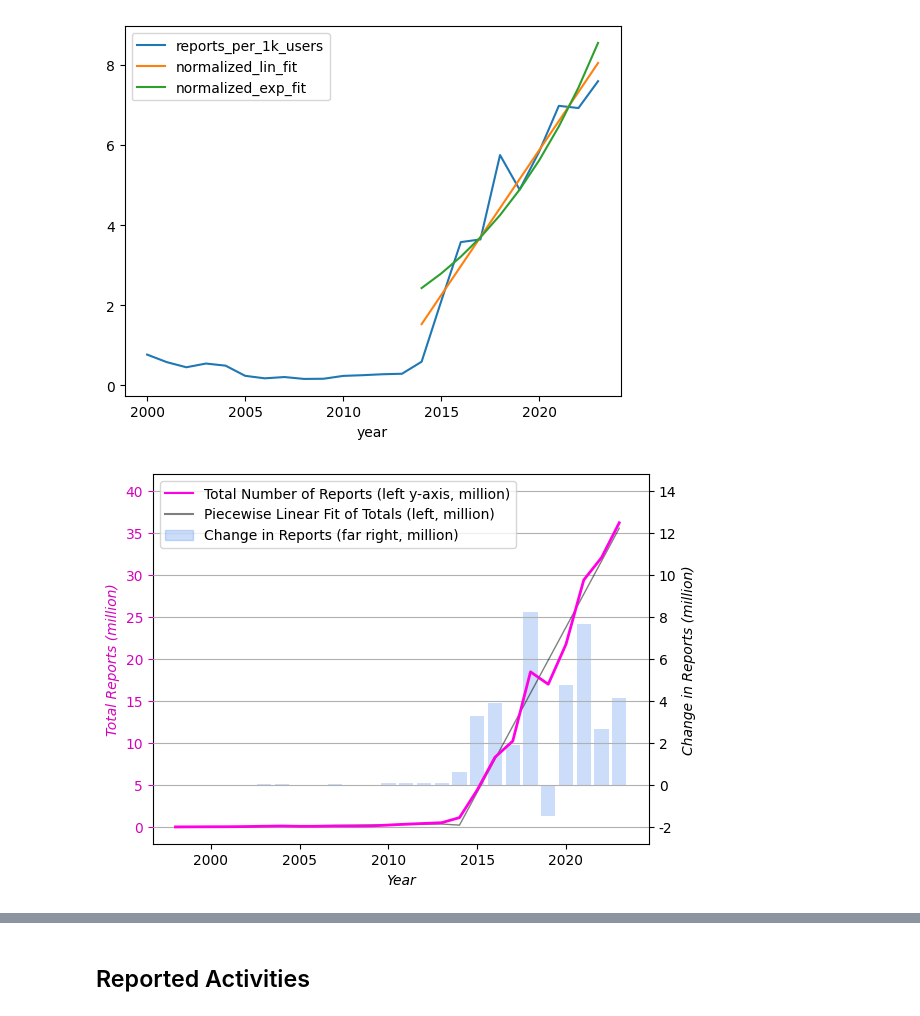
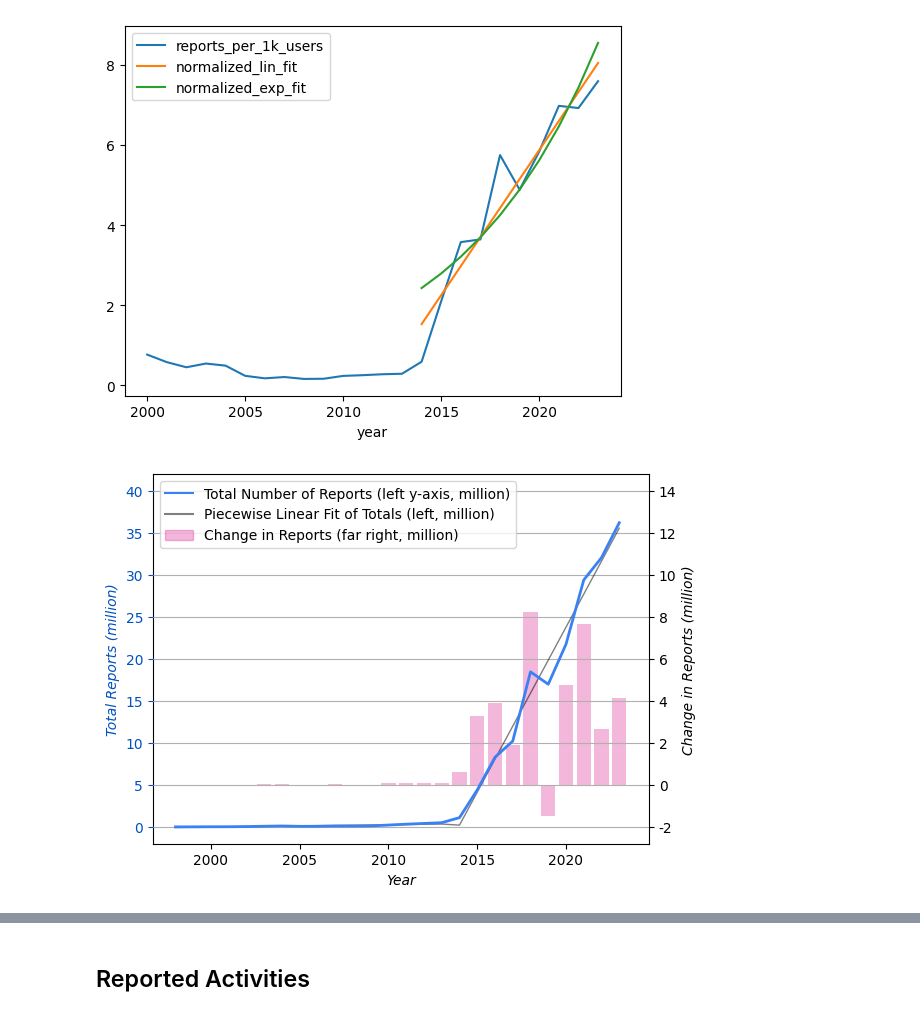
Before and after one commit to apparebit/diaphanous, a Jupyter notebook: analysis/reports.ipynb, the cells around one changed output, grey strips where cells are left out. Drawn from its saved outputs; the diff is of its cells as text; code cells hidden in the pictures.

```diff
--- a/analysis/reports.ipynb
+++ b/analysis/reports.ipynb
@@ -272,6 +272,14 @@ reports_and_all_fits = reports_per_year.rename(columns={
 
 FIT_COLOR = '#00000080'
 
+BASELINE = '#3a81f4'   #'#ff00e4'
+DARK_BASELINE = '#0151c0'   #'#d304bc'
+RESIDUAL = '#db1b8e'   #'#d051e5'   #'#3178ea'
+RESIDUAL_ALPHA = '#db1b8e50'    #'#d051e540'   #'#3178ea40'
+DARK_RESIDUAL = '#a50369'     #'#9a04ae'   #'#0049ae'
+NORMALIZED = '#ff9600'
+DARK_NORM = '#b84c01'   #'#b12c01'   #'#8d2f06'   #'#d26b04'
+
 def plot(fig, ax, reports, scale = 'linear'):
     reports = reports.reset_index()
 
@@ -282,20 +290,20 @@ def plot(fig, ax, reports, scale = 'linear'):
     main_columns = ['Reports per Year', 'Piecewise Linear Fit']
     if 'Exponential Fit' in reports.columns:
         main_columns += ['Exponential Fit', 'Weighted Exponential Fit']
-    main_colors = ['#ff00e4', FIT_COLOR, '#3178ea', '#208020']
+    main_colors = [BASELINE, FIT_COLOR, RESIDUAL, '#208020']
 
     for column, color in zip(main_columns, main_colors):
         ax.plot('year', column, color=color, data=reports)
 
     if has_change:
         ax2 = ax.twinx()
-        ax2.bar('year', 'Yearly Change', color='#3178ea40', data=reports)
+        ax2.bar('year', 'Yearly Change', color=RESIDUAL_ALPHA, data=reports)
         ax2.set_ylim(-2_800_000, 14_800_000)
         #ax2.set_ylim(-1_675_000, 8_500_000)
 
     if has_residuals:
         ax2 = ax.twinx()
-        ax2.bar('year', 'std_residuals', color='#3178ea40', data=reports)
+        ax2.bar('year', 'std_residuals', color=RESIDUAL_ALPHA, data=reports)
         ax2.set_ylim(-2.4, 6.4)
 
     if has_change and not has_users:
@@ -304,10 +312,10 @@ def plot(fig, ax, reports, scale = 'linear'):
             matplotlib.ticker.FuncFormatter(lambda x, p: format(int(x/1_000_000), ',')))
 
     if has_change and has_users:
-        ax2.yaxis.label.set_color('#0049ae')
+        ax2.yaxis.label.set_color(DARK_RESIDUAL)
         ax2.set_ylabel('  (Change in Reports, million)', fontstyle="italic", loc='bottom')
         ax2.set_ylim(-2_800_000, 14_800_000)
-        ax2.tick_params(axis='y', colors='#0049ae', pad=13)
+        ax2.tick_params(axis='y', colors=DARK_RESIDUAL, pad=13)
         ax2.set_yticks(ax2.get_yticks())
         ax2.set_yticklabels([
             '',
@@ -325,10 +333,10 @@ def plot(fig, ax, reports, scale = 'linear'):
         ax2.set_ylim(-2_800_000, 14_800_000)
 
     if has_residuals:
-        ax2.yaxis.label.set_color('#0049ae')
+        ax2.yaxis.label.set_color(DARK_RESIDUAL)
         ax2.set_ylabel('     (Standard Residuals)', fontstyle="italic", loc='bottom')
         ax2.set_ylim(-2.4, 6.4)
-        ax2.tick_params(axis='y', colors='#0049ae', pad=13)
+        ax2.tick_params(axis='y', colors=DARK_RESIDUAL, pad=15)
         ax2.set_yticks(ax2.get_yticks())
         ax2.set_yticklabels([
             '',
@@ -347,12 +355,12 @@ def plot(fig, ax, reports, scale = 'linear'):
 
     if has_users:
         ax3 = ax.twinx()
-        ax3.plot('year', 'Reports Per 1k Users', color='#ff9600', data=reports)
+        ax3.plot('year', 'Reports Per 1k Users', color=NORMALIZED, data=reports)
         ax3.plot('year', 'normalized_lin_fit', color=FIT_COLOR, data=reports)
-        ax3.yaxis.label.set_color('#d26b04')
+        ax3.yaxis.label.set_color(DARK_NORM)
         ax3.set_ylabel('Reports Per 1k Users   ', fontstyle="italic", loc='top')
         ax3.set_ylim(-0.4, 8.4)
-        ax3.tick_params(axis='y', colors='#d26b04')
+        ax3.tick_params(axis='y', colors=DARK_NORM)
         ax3.set_yticks(ax3.get_yticks())
         ax3.set_yticklabels([
             '',
@@ -377,8 +385,8 @@ def plot(fig, ax, reports, scale = 'linear'):
         ax.set_ylabel('Total Reports (million)', fontstyle='italic')
         ax.get_yaxis().set_major_formatter(
             matplotlib.ticker.FuncFormatter(lambda x, p: format(int(x/1_000_000), ',')))
-        ax.tick_params(axis='y', colors='#d304bc')
-        ax.yaxis.label.set_color('#d304bc')
+        ax.tick_params(axis='y', colors=DARK_BASELINE)
+        ax.yaxis.label.set_color(DARK_BASELINE)
     else:
         ax.set_ylabel('Reports (Ten Thousands to Ten Millions)', fontstyle='italic')
 
@@ -397,41 +405,41 @@ def plot(fig, ax, reports, scale = 'linear'):
     if has_users:
         handles = [
             handles[0],
-            mlines.Line2D([], [], color='#ff9600'),
+            mlines.Line2D([], [], color=NORMALIZED),
         ]
         labels = [
             labels[0],
             'Reports Per 1k Social Media Users (right)',
         ]
     if has_change:
-        handles = handles + [mpatches.Patch(color='#3178ea40')]
+        handles = handles + [mpatches.Patch(color=RESIDUAL_ALPHA)]
         labels = labels + ['Change in Reports (far right, million)']
     if has_residuals:
-        handles = handles + [mpatches.Patch(color='#3178ea40')]
+        handles = handles + [mpatches.Patch(color=RESIDUAL_ALPHA)]
         labels = labels + ['Standard Residuals (far right)']
     ax.legend(handles, labels)
 
     line = ax.get_lines()[0]
     line.set_linewidth(2)
     line.set_zorder(3)
     line = ax.get_lines()[1]
     line.set_linewidth(1)
 
     if has_users:
         line = ax3.get_lines()[0]
         line.set_linewidth(2)
         line.set_zorder(3)
         line = ax3.get_lines()[1]
         line.set_linewidth(1)
 
     ax.set_zorder((ax2.get_zorder() if has_residuals or has_change or has_users else 0) + 1)
     ax.set_frame_on(False)
 
 fig, ax = plt.subplots()
 plot(fig, ax, reports_and_best_fit)
 fig.savefig('../figure/reports.svg', format='svg')
 # %% [output]
-[figure, old version]
+[figure, new version]
 # %%
 fig, ax = plt.subplots()
 tmp = reports_per_year.copy()
```
Also changed, not shown: parts of 4 cells of this notebook, 4 other files.
